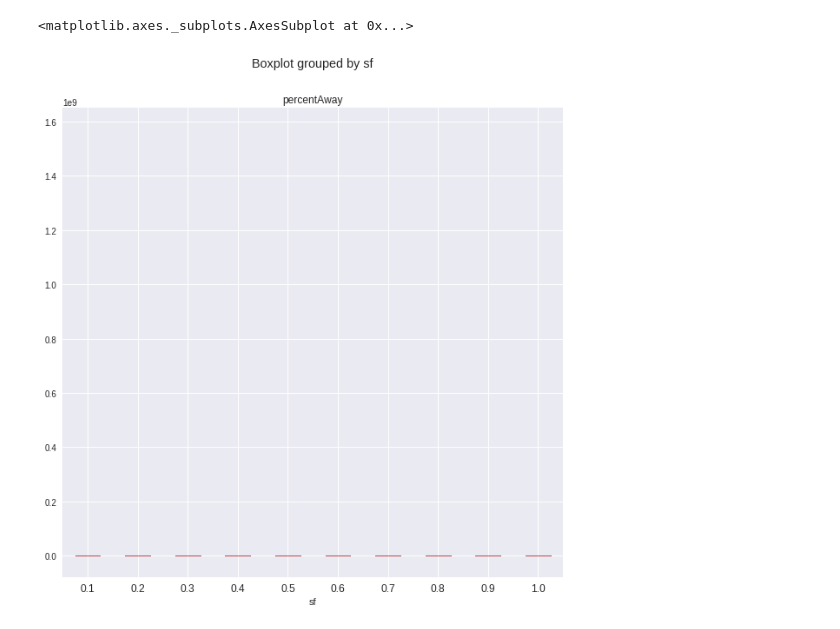
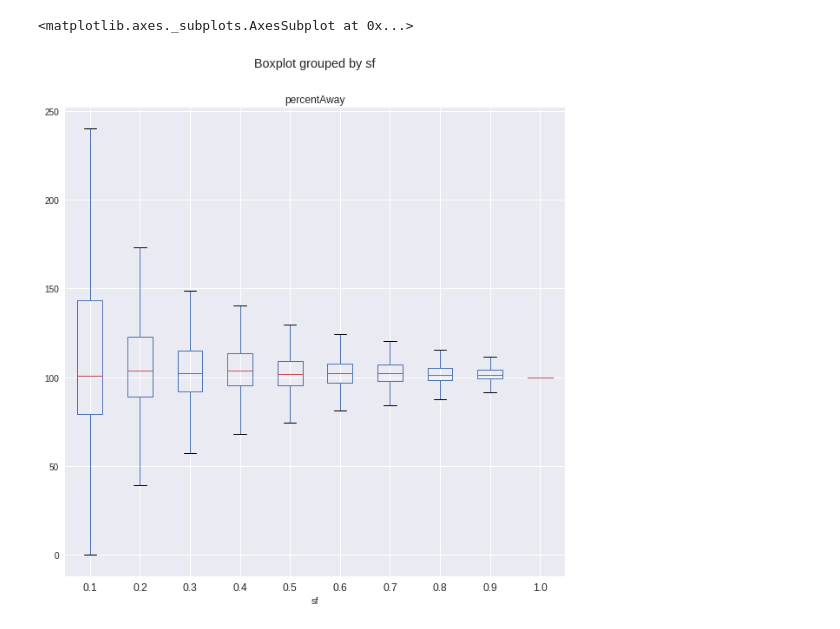
Before and after one commit to alevar/EVA, a Jupyter notebook: readStats.ipynb, the cells around one changed output. Saved outputs shown, nothing was run; the diff lists cells and outputs as text; code cells hidden in the pictures.

```diff
--- a/readStats.ipynb
+++ b/readStats.ipynb
@@ -17,7 +17,7 @@ import signal
 import pandas as pd
 import seaborn as sbn
 # %%
-path = "./statsT.log"
+path = "./statsN.log"
 # %%
 dtypeC={'refID':'object','tissue':'object','sample':'int','sf':'float','cov':'float','tpm':'float','chr':'object','start':'int','end':'int','tID':'object'}
 data = pd.read_csv(path,sep="\t",skiprows=1,names=['tissue','chr','refID','tID','start','end','sample','sf','cov','tpm'],dtype=dtypeC)
@@ -367,5 +406,5 @@ plt.show()
 # %%
-data.boxplot(column="percentAway", by='sf',figsize=(10,10))
+data.boxplot(column="percentAway", by='sf',figsize=(10,10), showfliers=False)
 # %% [output]
 <matplotlib.axes._subplots.AxesSubplot at 0x...>
-[figure, old version]
+[figure, new version]
```
Also changed, not shown: parts of 21 cells of this notebook.
